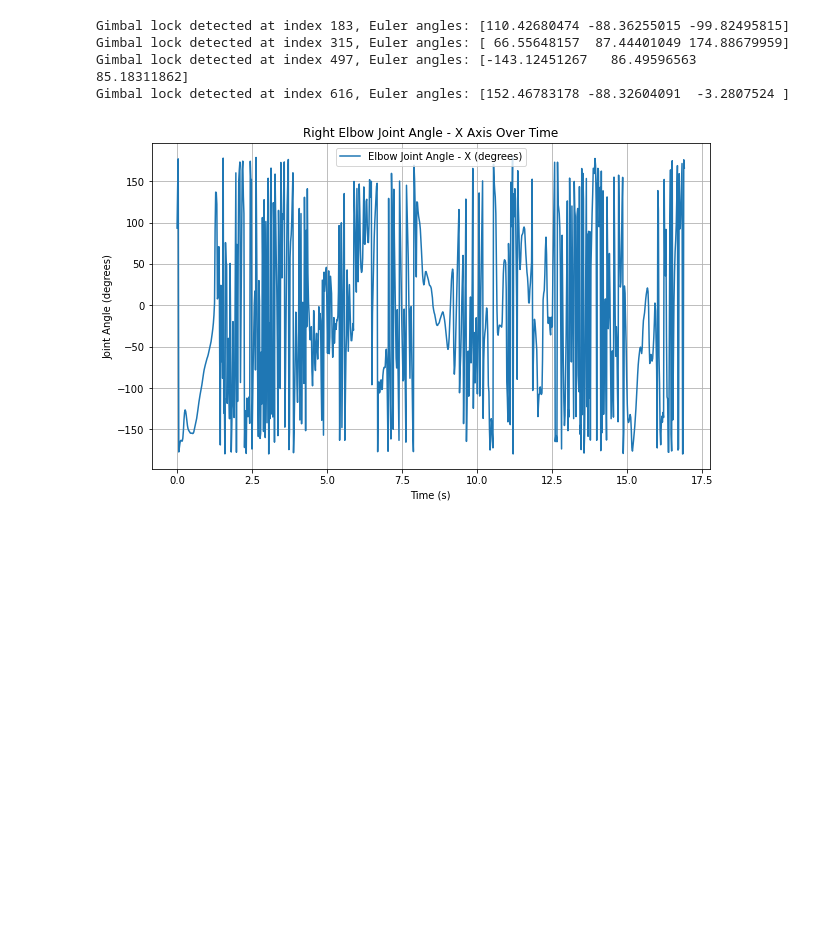
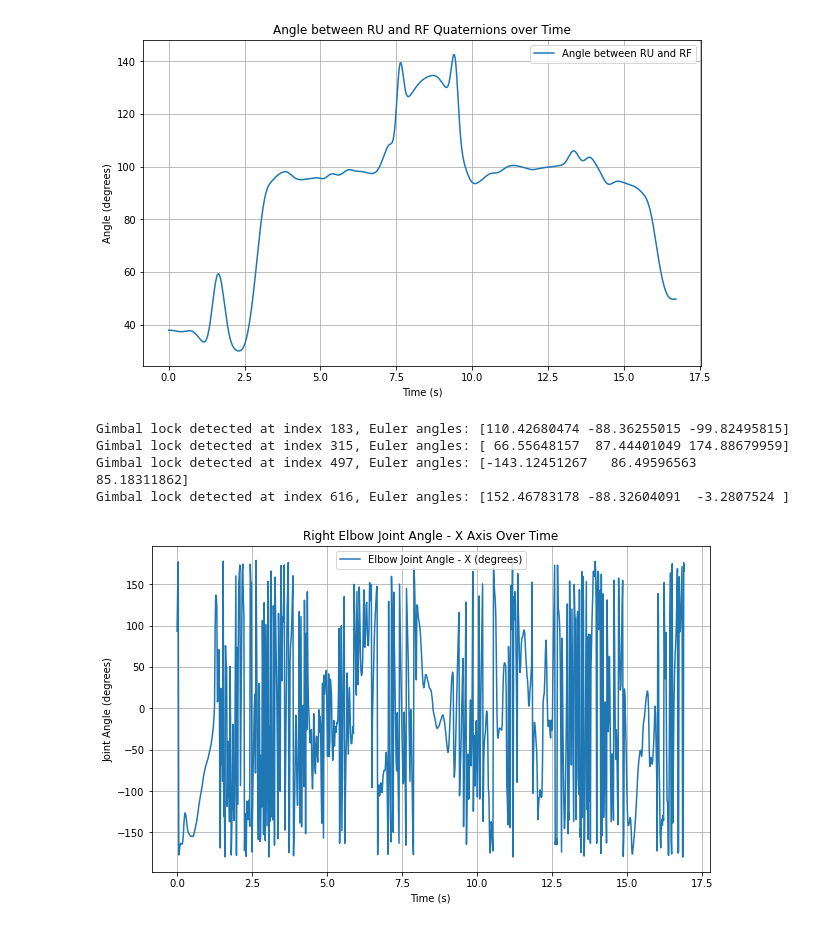
Before and after one commit to yzy1997/imu_joint_angle, a Jupyter notebook: src/quarternions_kada.ipynb, the cells around one changed output. Drawn from its saved outputs; the diff is of its cells as text; code cells hidden in the pictures; blank space fills up the shorter version.

```diff
--- a/src/quarternions_kada.ipynb
+++ b/src/quarternions_kada.ipynb
@@ -142,0 +284,71 @@ RU和RF的欧拉角数据已成功存储到文件: ../data/right_arm_euler_angle
+# %%
+###########################################计算夹角###########################################
+
+import numpy as np
+import pandas as pd
+import matplotlib.pyplot as plt
+from scipy.ndimage import gaussian_filter1d
+
+# Define functions to compute angle between quaternions
+def quaternion_conjugate(q):
+    """Compute the conjugate of a quaternion."""
+    w, x, y, z = q
+    return np.array([w, -x, -y, -z])
+
+def quaternion_multiply(q1, q2):
+    """Compute the product of two quaternions."""
+    w1, x1, y1, z1 = q1
+    w2, x2, y2, z2 = q2
+    w = w1*w2 - x1*x2 - y1*y2 - z1*z2
+    x = w1*x2 + x1*w2 + y1*z2 - z1*y2
+    y = w1*y2 - x1*z2 + y1*w2 + z1*x2
+    z = w1*z2 + x1*y2 - y1*x2 + z1*w2
+    return np.array([w, x, y, z])
+
+def angle_between_quaternions(q1, q2):
+    """Compute the angle between two quaternions in degrees."""
+    # Ensure the quaternions are unit quaternions
+    q1 = q1 / np.linalg.norm(q1)
+    q2 = q2 / np.linalg.norm(q2)
+    # Compute the relative quaternion
+    q_rel = quaternion_multiply(quaternion_conjugate(q1), q2)
+    # Compute the angle
+    angle_rad = 2 * np.arccos(np.clip(q_rel[0], -1.0, 1.0))
+    angle_deg = np.degrees(angle_rad)
+    # Ensure the angle is between 0 and 180 degrees
+    if angle_deg > 180.0:
+        angle_deg = 360.0 - angle_deg
+    return angle_deg
+
+# Read the CSV file
+file_path = '../data/s15_arm_quaternions.csv'
+data = pd.read_csv(file_path)
+
+# Extract the time and quaternions
+timestamps = data['time'].values
+quaternions_ru = data[['RU_qw', 'RU_qx', 'RU_qy', 'RU_qz']].values
+quaternions_rf = data[['RF_qw', 'RF_qx', 'RF_qy', 'RF_qz']].values
+
+# Initialize array to store angles
+angles = np.zeros(len(timestamps))
+
+# Compute the angle between quaternions at each timestamp
+for i in range(len(timestamps)):
+    q_ru = quaternions_ru[i]
+    q_rf = quaternions_rf[i]
+    angle = angle_between_quaternions(q_ru, q_rf)
+    angles[i] = angle
+
+# Smooth the angles using a Gaussian filter
+angles_smoothed = gaussian_filter1d(angles, sigma=5)
+# Plot the angles over time
+plt.figure(figsize=(10, 6))
+plt.plot(timestamps, angles_smoothed, label='Angle between RU and RF')
+plt.xlabel('Time (s)')
+plt.ylabel('Angle (degrees)')
+plt.title('Angle between RU and RF Quaternions over Time')
+plt.legend()
+plt.grid(True)
+plt.show()
+# %% [output]
+[figure, added]
```
Also changed, not shown: parts of 8 cells of this notebook, 11 other files.
